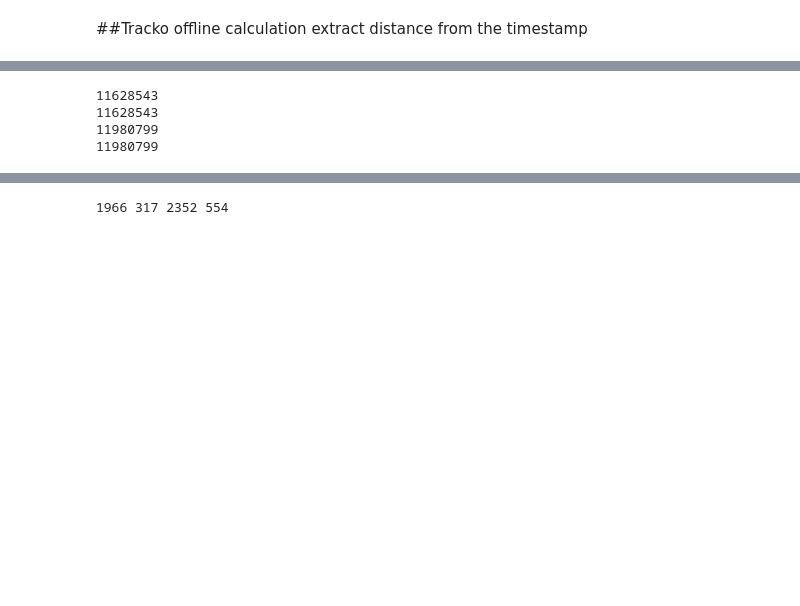
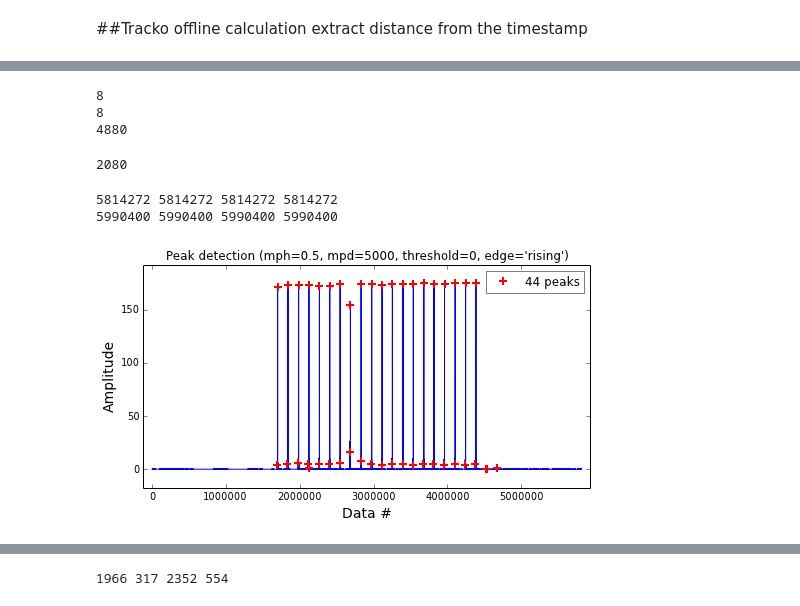
Before and after one commit to haojian/python_notebooks, a Jupyter notebook: TrackoOffline.ipynb, the cells around one changed output, grey strips where cells are left out. Drawn from its saved outputs; the diff is of its cells as text; code cells hidden in the pictures; blank space fills up the shorter version.

Commit message:
tracko update

```diff
--- a/TrackoOffline.ipynb
+++ b/TrackoOffline.ipynb
@@ -245,13 +625,34 @@ loadFiltered("/Users/haojian/tracko/TrackoEvaluation/python/friday/dev1/right.tx
 
 loadFiltered("/Users/haojian/tracko/TrackoEvaluation/python/friday/dev2/left.txt", dev2_left)
 loadFiltered("/Users/haojian/tracko/TrackoEvaluation/python/friday/dev2/right.txt", dev2_right)
+# %%
+#dev1 dev id 13
+#dev2 dev id 9
+chirpmaps1 = loadChirpMap("/Users/haojian/tracko/TrackoEvaluation/python/archive/chirpmaps_dev13.txt")
+chirpmaps2 = loadChirpMap("/Users/haojian/tracko/TrackoEvaluation/python/archive/chirpmaps_dev9.txt")
+print (len(chirpmaps1))
+print (len(chirpmaps2))
+print (len(chirpmaps1[0]))
+# %% [output]
+8
+8
+4880
+# %%
+f_start = 18000
+f_step  = 4000
+Fs = 48000
+dt = 1/Fs
+tmax = 2080/Fs
+t = np.arange(0,tmax,dt)
+f0 = f_start
+f1= f_start+f_step
+template = chirp(t,f0,tmax,f1)
+print (len(template))
+# %% [output]
+2080
 # %%
-print (len(dev1_left))
-print (len(dev1_right))
-print (len(dev2_left))
-print (len(dev2_right))
+print (len(dev1_framecounters), len(dev1_left), len(dev1_right), len(dev1audios))
+print (len(dev2_framecounters), len(dev2_left), len(dev2_right), len(dev2audios))
 # %% [output]
-11628543
-11628543
-11980799
-11980799
+5814272 5814272 5814272 5814272
+5990400 5990400 5990400 5990400
@@ -257,0 +664,5 @@ print (len(dev2_right))
+# %%
+leftpeaks1 = detect_peaks(dev1_left, mph = 0.5, mpd = 5000, show=True)
+# plot([i for i in leftpeaks1], [dev1_left[i] for i in leftpeaks1], color="red")
+# %% [output]
+[figure, added]
```
Also changed, not shown: parts of 19 cells of this notebook.
